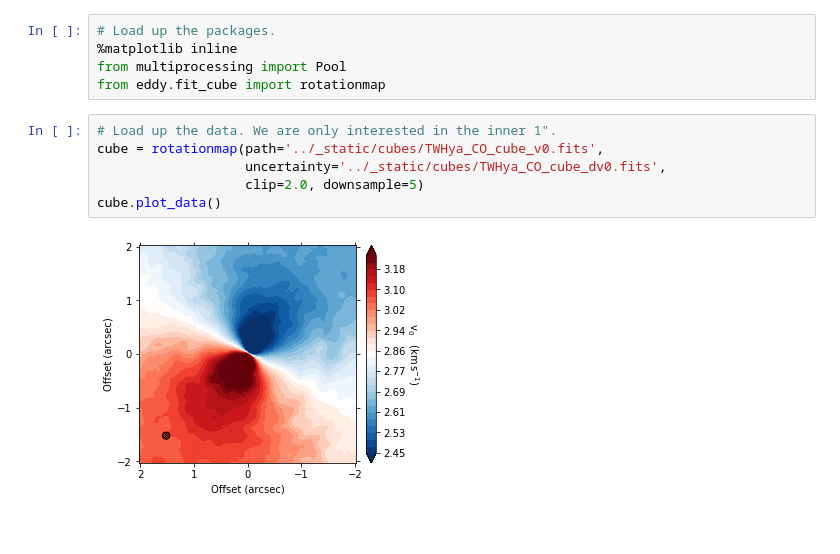
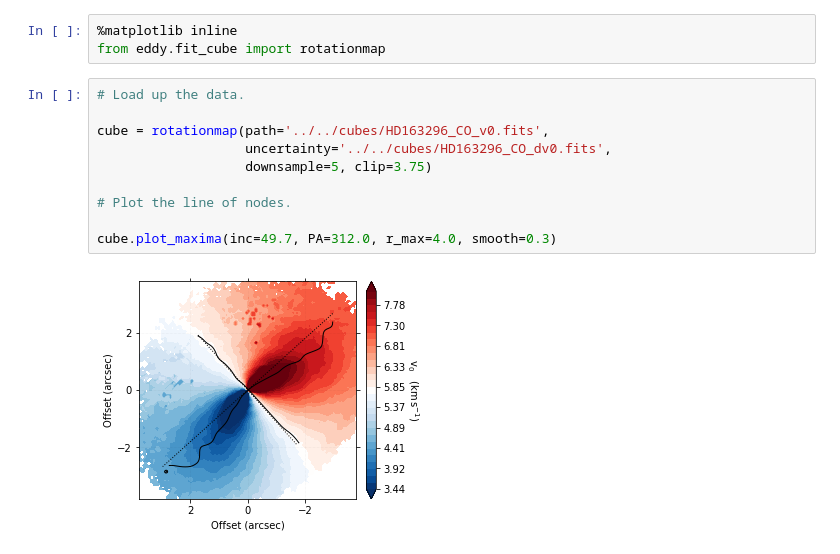
Before and after one commit to richteague/eddy, a Jupyter notebook: docs/tutorials/fitcube_2.ipynb, the cells around one changed output. Saved outputs shown, nothing was run; the diff lists cells and outputs as text.

```diff
--- a/docs/tutorials/fitcube_2.ipynb
+++ b/docs/tutorials/fitcube_2.ipynb
@@ -35,13 +9,15 @@ Doesn't show anything but just an example for now...
 # %%
-# Load up the packages.
 %matplotlib inline
-from multiprocessing import Pool
 from eddy.fit_cube import rotationmap
 # %%
-# Load up the data. We are only interested in the inner 1".
-cube = rotationmap(path='../_static/cubes/TWHya_CO_cube_v0.fits',
-                   uncertainty='../_static/cubes/TWHya_CO_cube_dv0.fits',
-                   clip=2.0, downsample=5)
-cube.plot_data()
+# Load up the data.
+
+cube = rotationmap(path='../../cubes/HD163296_CO_v0.fits',
+                   uncertainty='../../cubes/HD163296_CO_dv0.fits',
+                   downsample=5, clip=3.75)
+
+# Plot the line of nodes.
+
+cube.plot_maxima(inc=49.7, PA=312.0, r_max=4.0, smooth=0.3)
 # %% [output]
-[figure, old version]
+[figure, new version]
```
Also changed, not shown: parts of 9 cells of this notebook, 6 other files.
